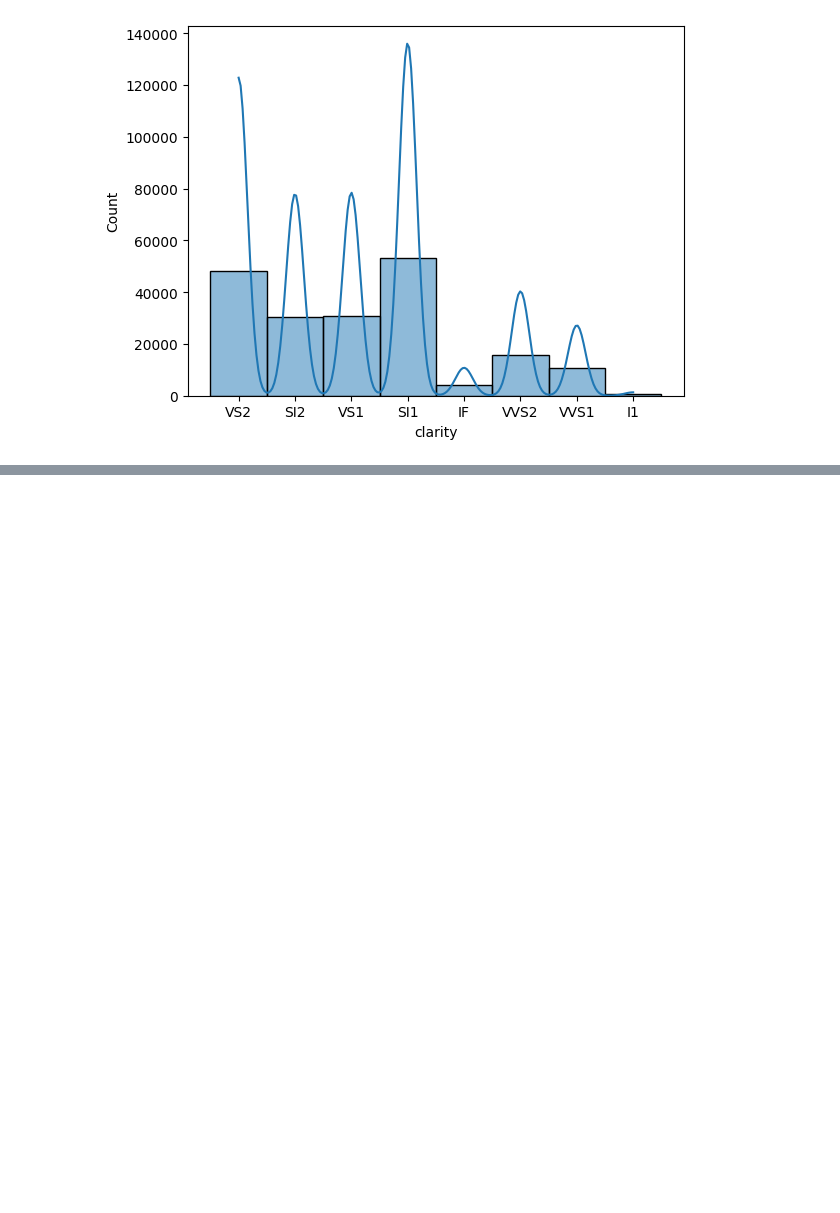
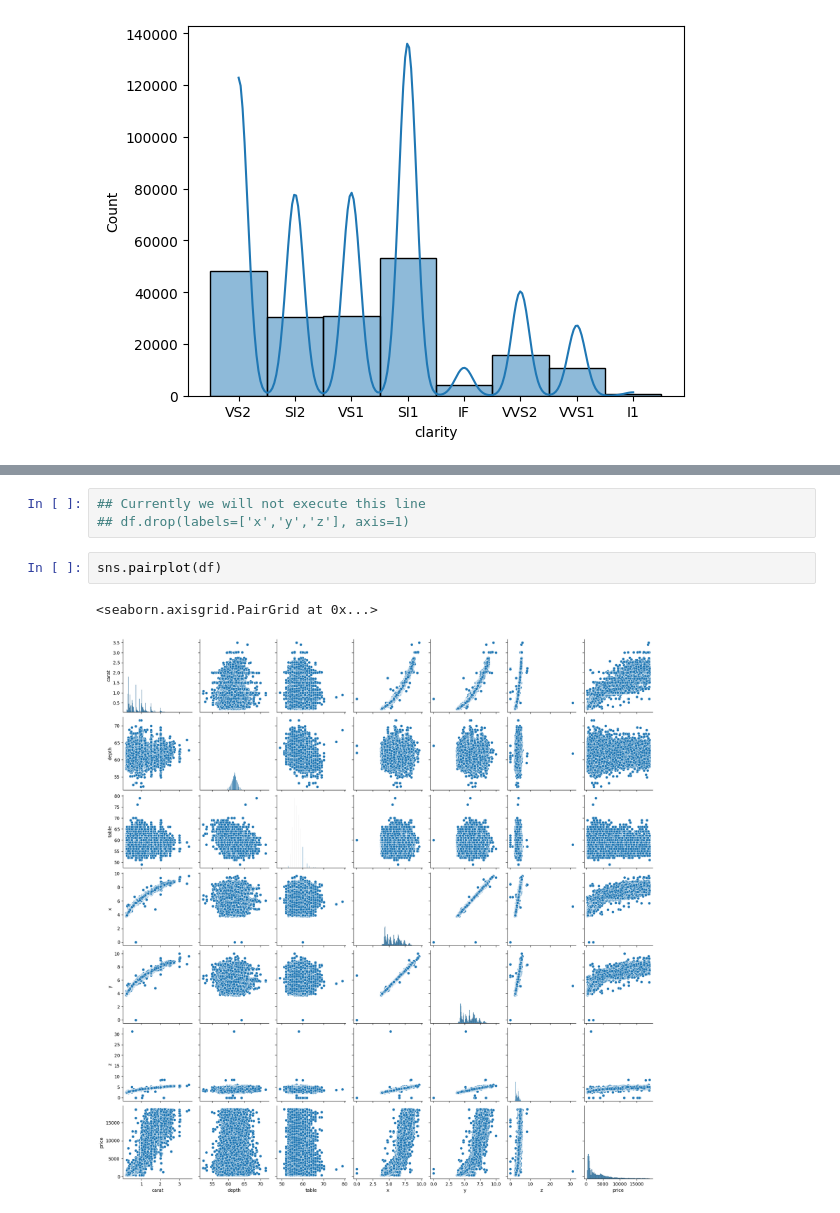
Before and after one commit to goraiaamit/Gemstone, a Jupyter notebook: notebooks/EDA.ipynb, the cells around one changed output, grey strips where cells are left out. Cells and saved outputs as stored; diff of their text form; blank space fills up the shorter version.

```diff
--- a/notebooks/EDA.ipynb
+++ b/notebooks/EDA.ipynb
@@ -184,0 +186,8 @@ ValueError: could not convert string to float: 'Premium'
+# %%
+## Currently we will not execute this line
+## df.drop(labels=['x','y','z'], axis=1)
+# %%
+sns.pairplot(df)
+# %% [output]
+<seaborn.axisgrid.PairGrid at 0x...>
+[figure, added]
```
Also changed, not shown: parts of 8 cells of this notebook.
